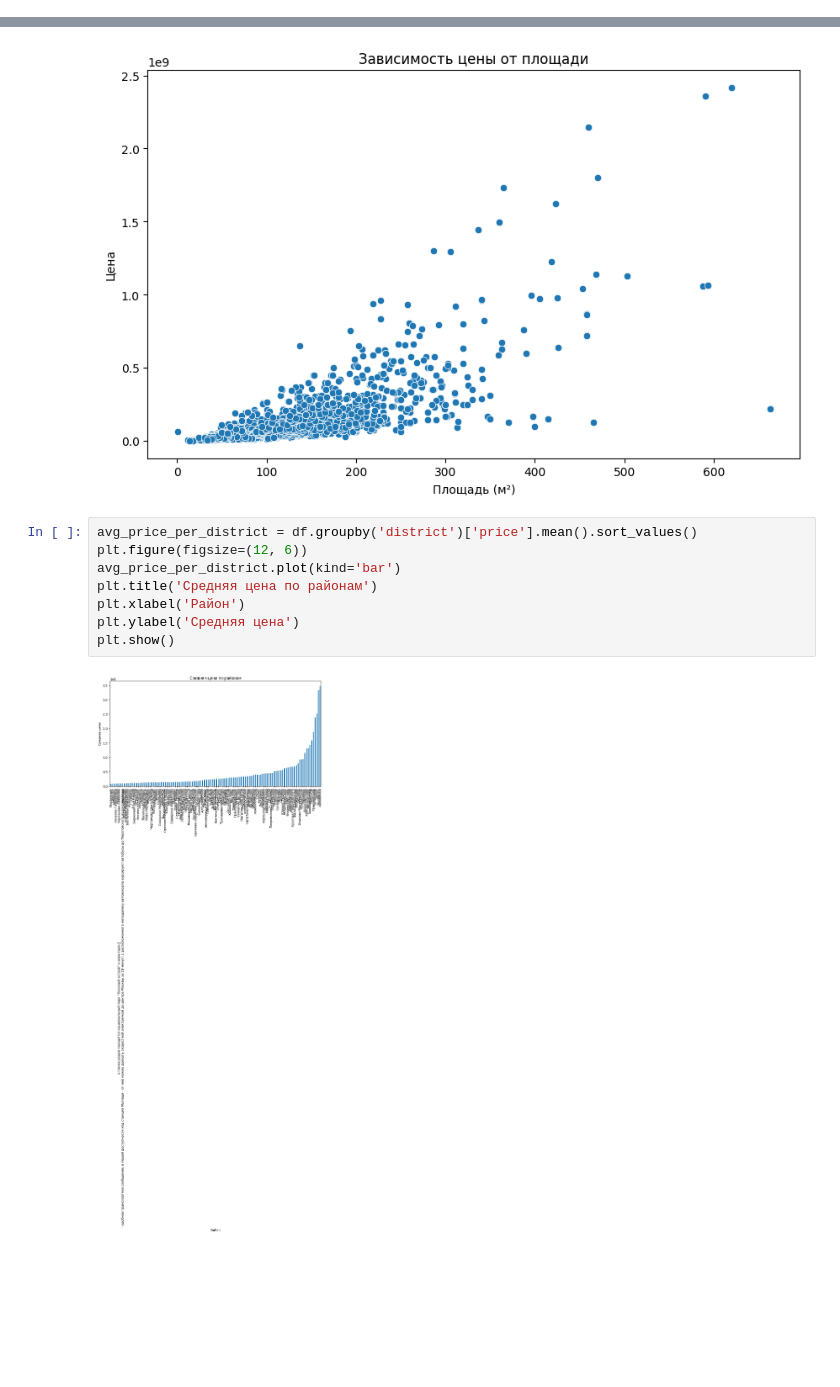
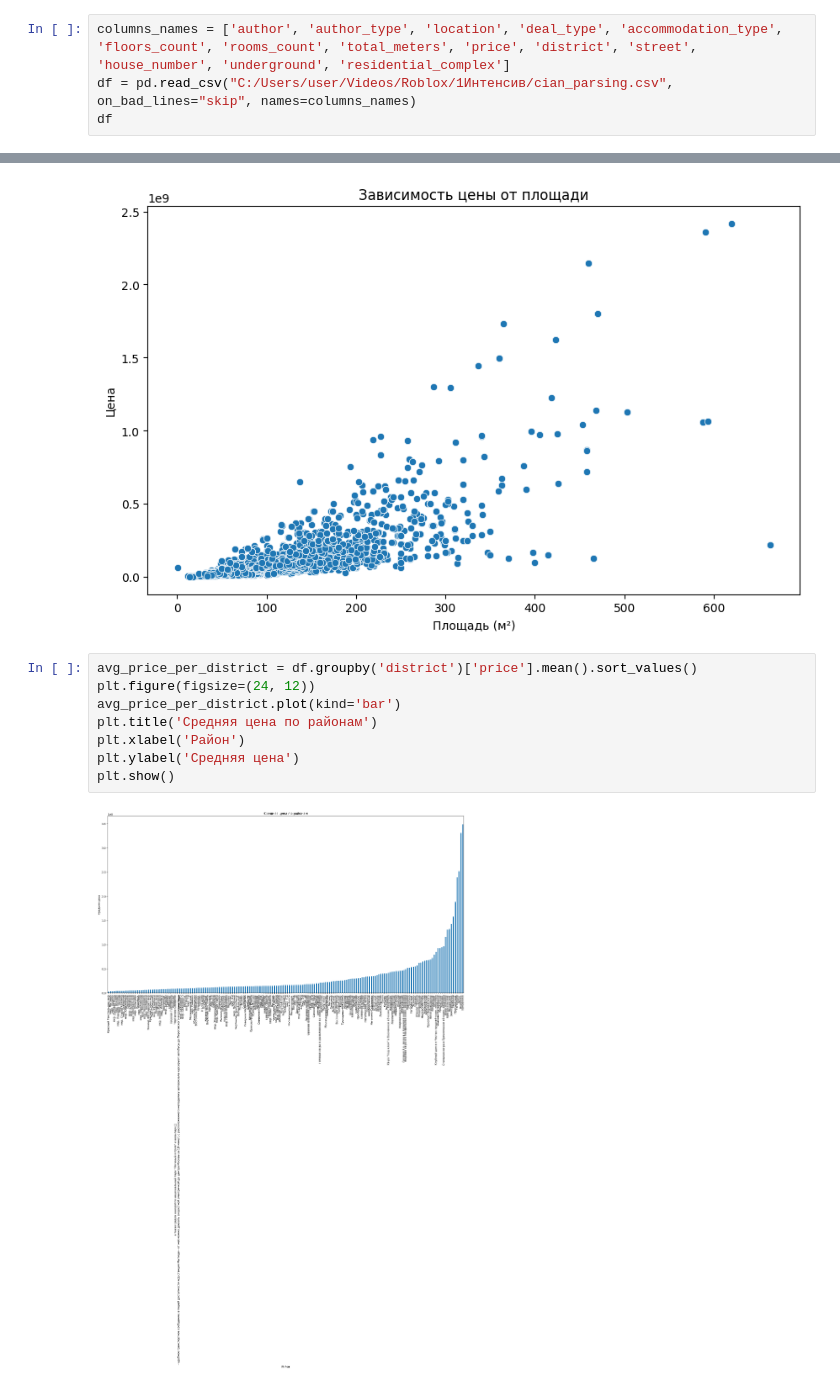
Before and after one commit to kerafff/intensive1, a Jupyter notebook: 1Интенсив/www.ipynb, the cells around one changed output, grey strips where cells are left out. Drawn from its saved outputs; the diff is of its cells as text; blank space fills up the shorter version.

```diff
--- a/1Интенсив/www.ipynb
+++ b/1Интенсив/www.ipynb
@@ -185,0 +188,4 @@ import seaborn as sns
+# %%
+columns_names = ['author', 'author_type', 'location', 'deal_type', 'accommodation_type', 'floors_count', 'rooms_count', 'total_meters', 'price', 'district', 'street', 'house_number', 'underground', 'residential_complex']
+df = pd.read_csv("C:/Users/user/Videos/Roblox/1Интенсив/cian_parsing.csv", on_bad_lines="skip", names=columns_names)
+df
@@ -230,11 +250,11 @@ plt.show()
 [figure]
 # %%
 avg_price_per_district = df.groupby('district')['price'].mean().sort_values()
-plt.figure(figsize=(12, 6))
+plt.figure(figsize=(24, 12))
 avg_price_per_district.plot(kind='bar')
 plt.title('Средняя цена по районам')
 plt.xlabel('Район')
 plt.ylabel('Средняя цена')
 plt.show()
 # %% [output]
-[figure, old version]
+[figure, new version]
```
Also changed, not shown: parts of 15 cells of this notebook.
